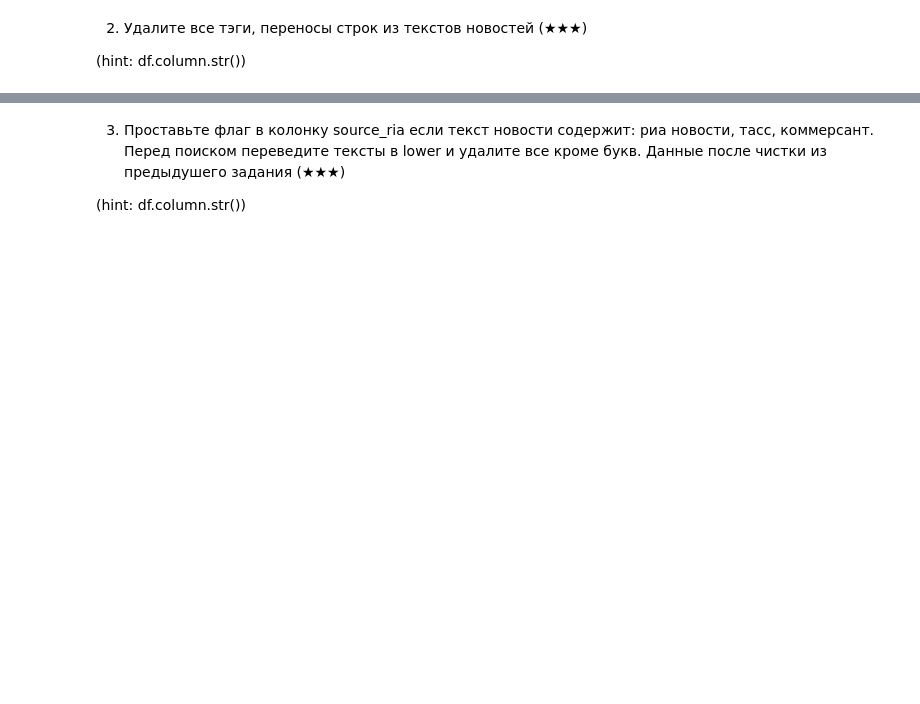
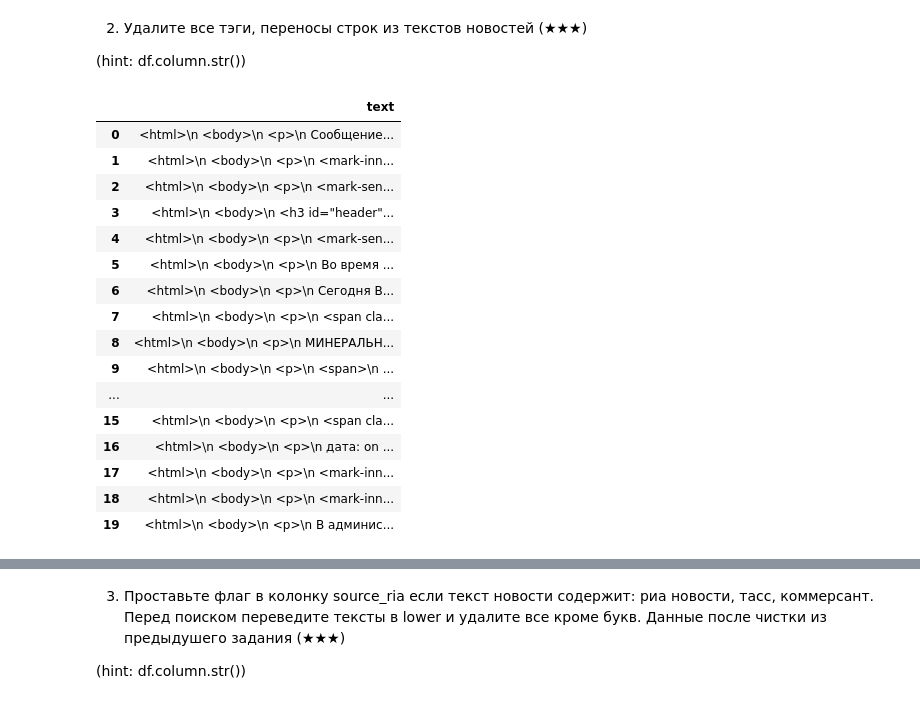
Before and after one commit to jcartwri/zombie1, a Jupyter notebook: Epic Journey_Part1_Pandas.ipynb, the cells around one changed output, grey strips where cells are left out. Saved outputs shown, nothing was run; the diff lists cells and outputs as text; code cells hidden in the pictures; blank space fills up the shorter version.

```diff
--- a/Epic Journey_Part1_Pandas.ipynb
+++ b/Epic Journey_Part1_Pandas.ipynb
@@ -2089,6 +2169,24 @@ df=pd.DataFrame({'col1':["{'34': 0.9839372122311848}",
 
 (hint: df.column.str())
 # %%
-df = pd.read_excel('data/news.xlsx')
-
+df = pd.read_excel('/home/kitos/Документы/new_work/junior-program/data/news.xlsx')
+df
 #your code
+# %% [output]
+|  | text |
+| 0 | <html>\n <body>\n <p>\n Сообщение... |
+| 1 | <html>\n <body>\n <p>\n <mark-inn... |
+| 2 | <html>\n <body>\n <p>\n <mark-sen... |
+| 3 | <html>\n <body>\n <h3 id="header"... |
+| 4 | <html>\n <body>\n <p>\n <mark-sen... |
+| 5 | <html>\n <body>\n <p>\n Во время ... |
+| 6 | <html>\n <body>\n <p>\n Сегодня В... |
+| 7 | <html>\n <body>\n <p>\n <span cla... |
+| 8 | <html>\n <body>\n <p>\n МИНЕРАЛЬН... |
+| 9 | <html>\n <body>\n <p>\n <span>\n ... |
+| ... | ... |
+| 15 | <html>\n <body>\n <p>\n <span cla... |
+| 16 | <html>\n <body>\n <p>\n дата: on ... |
+| 17 | <html>\n <body>\n <p>\n <mark-inn... |
+| 18 | <html>\n <body>\n <p>\n <mark-inn... |
+| 19 | <html>\n <body>\n <p>\n В админис... |
```
Also changed, not shown: parts of 11 cells of this notebook.
